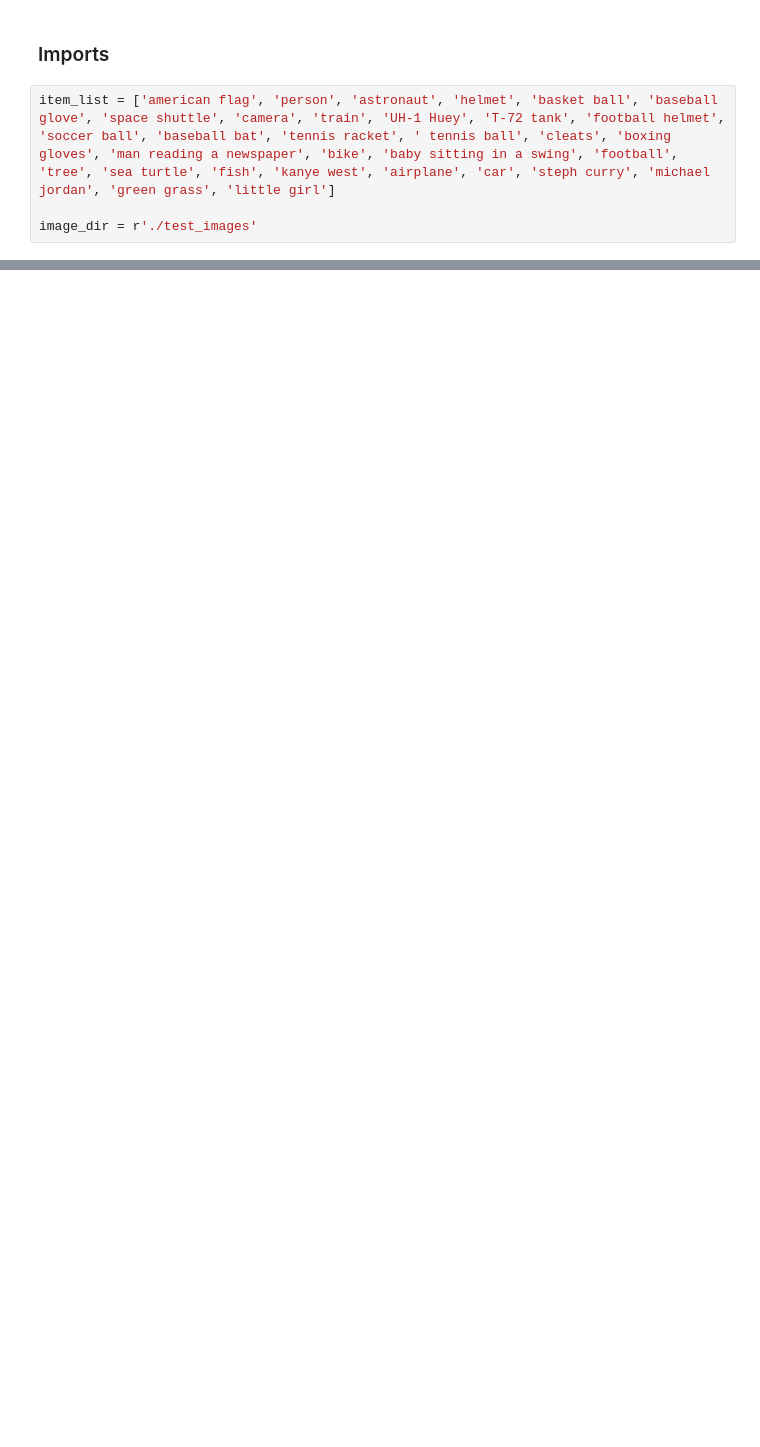
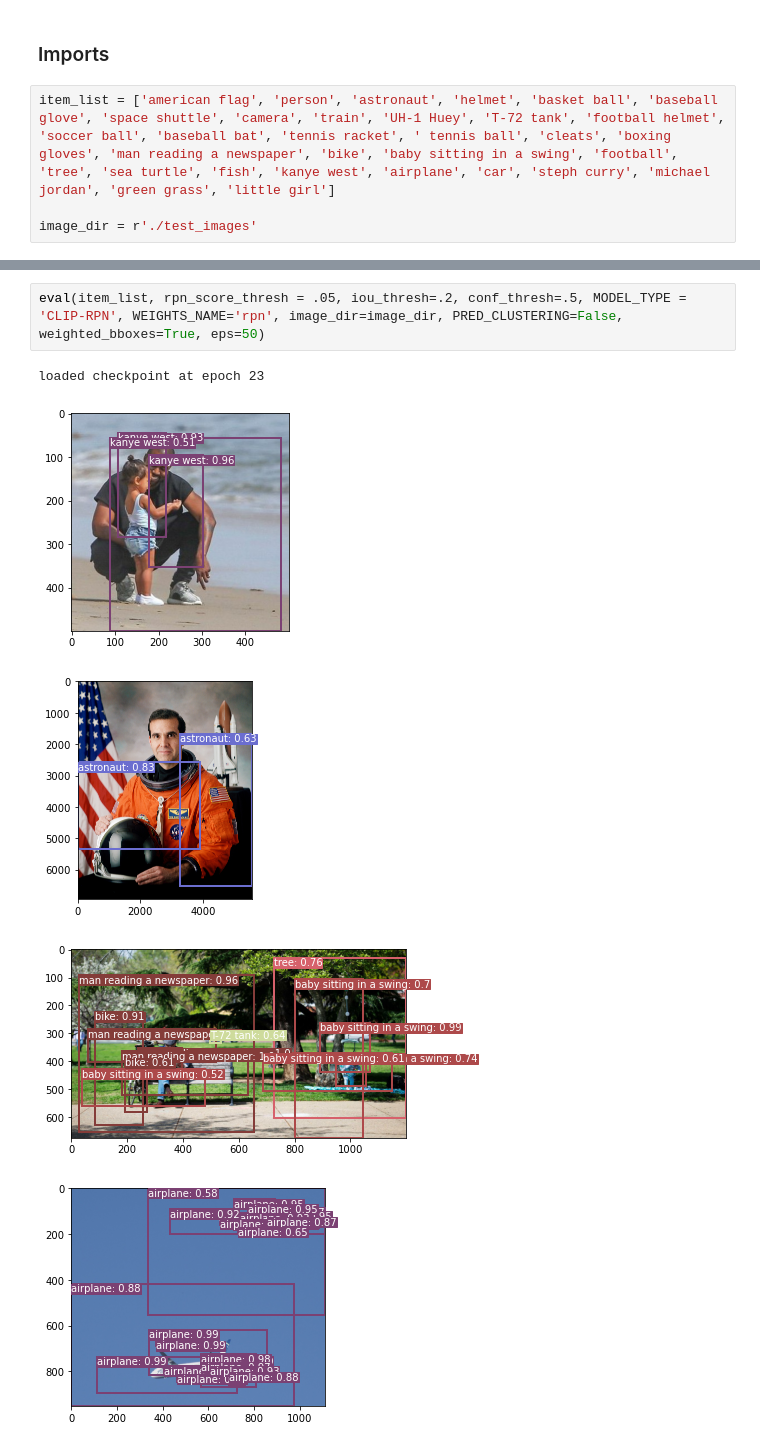
Before and after one commit to bcperry/DUCE-Zero-shot-Object-Detection-with-a-Text-and-Image-Contrastive-Model, a Jupyter notebook: CLIP-FRCNN-DEMO.ipynb, the cells around one changed output, grey strips where cells are left out. Saved outputs shown, nothing was run; the diff lists cells and outputs as text; blank space fills up the shorter version.

```diff
--- a/CLIP-FRCNN-DEMO.ipynb
+++ b/CLIP-FRCNN-DEMO.ipynb
@@ -29,0 +31,8 @@ loaded checkpoint at epoch 23
+# %%
+eval(item_list, rpn_score_thresh = .05, iou_thresh=.2, conf_thresh=.5, MODEL_TYPE = 'CLIP-RPN', WEIGHTS_NAME='rpn', image_dir=image_dir, PRED_CLUSTERING=False, weighted_bboxes=True, eps=50)
+# %% [output]
+loaded checkpoint at epoch 23
+[figure, added]
+[figure, added]
+[figure, added]
+[figure, added]
```
Also changed, not shown: parts of 2 cells of this notebook, 14 other files.
